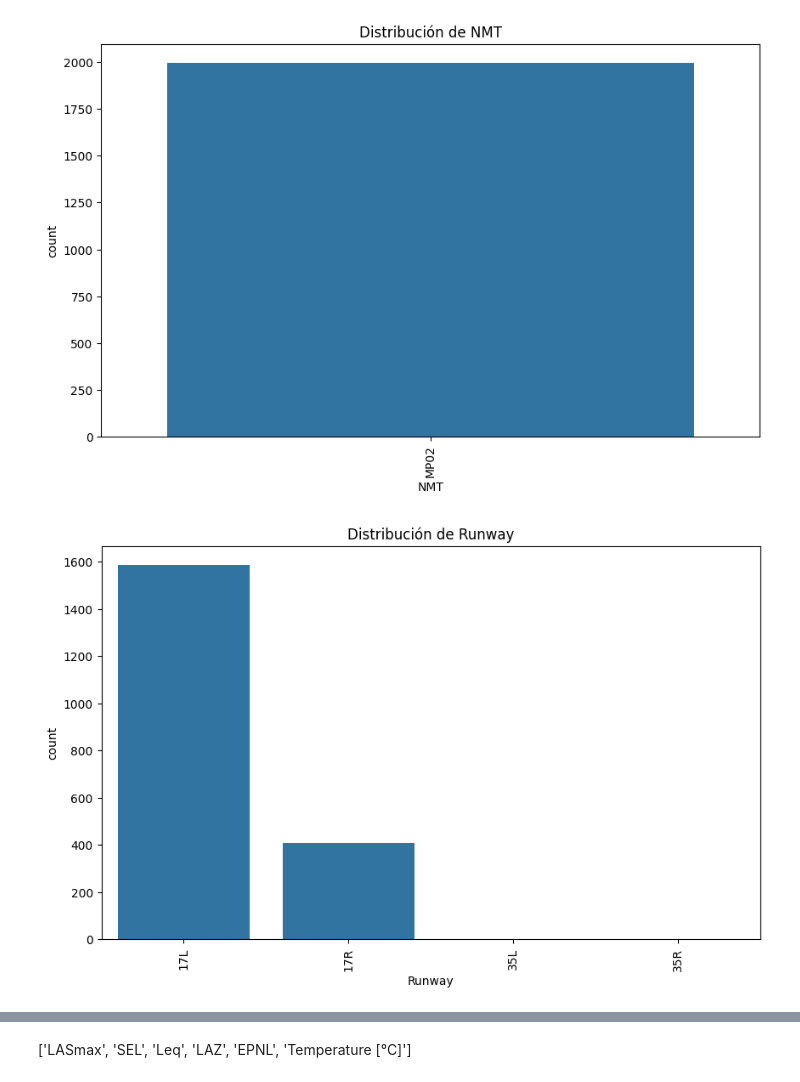
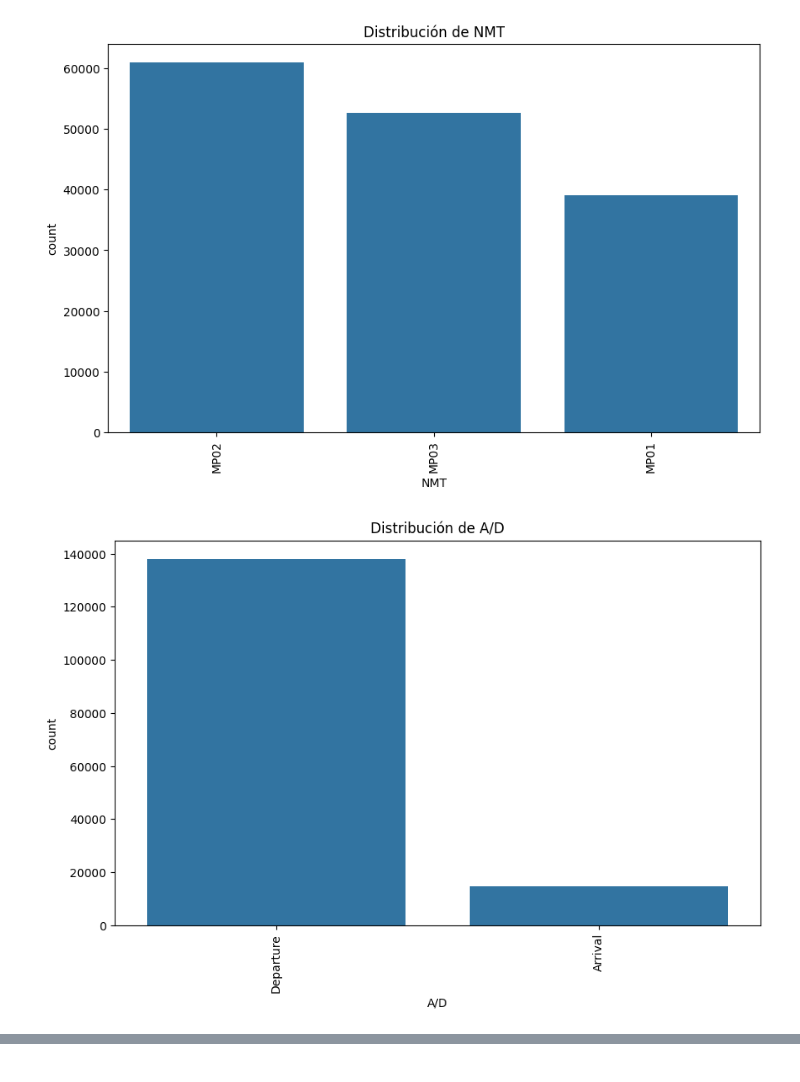
Before and after one commit to annunezc/proyecto, a Jupyter notebook: src/explore.ipynb, the cells around one changed output, grey strips where cells are left out. Drawn from its saved outputs; the diff is of its cells as text; code cells hidden in the pictures.

```diff
--- a/src/explore.ipynb
+++ b/src/explore.ipynb
@@ -1,22 +1,22 @@
 # %%
 import pandas as pd
+import os
 
-# Load the CSV file with headers
-file_path = '../data/raw/Enero_2024_TMR2.csv'
-df = pd.read_csv(file_path, sep=';', encoding='latin1')
+file_path = os.path.join('data', 'processed', 'TMR_COMPILADO.csv')
+df = pd.read_csv(file_path, encoding='latin1', sep=';')  # por si viene separado por punto y coma
 
-# Define numeric and non-numeric columns
-numeric_cols_noTLASmax = ['LASmax', 'SEL', 'Leq', 'LAZ', 'EPNL', 'Temperature [°C]']
+# Definir columnas numéricas y no numéricas
+numeric_cols_noTLASmax = ['LASmax', 'SEL', 'Leq', 'LAZ', 'EPNL', 'Temperature [øC]']
 non_numeric_cols = ['NMT', 'A/D', 'Runway', 'Flight', 'Airline', 'Airline (Name)', 'From/To', 'Callsign', 'Aircraft Type']
 
-# Convert numeric columns (replace commas with periods and convert to float)
+# Convertir columnas numéricas (reemplazando comas por puntos y convirtiendo a float)
 for col in numeric_cols_noTLASmax:
     df[col] = df[col].str.replace(',', '.').astype(float)
 
-# Verify the data types
+# Verificar tipos de datos
 print(df.dtypes)
 
-# Separate numeric and non-numeric data
+# Separar datos numéricos y no numéricos
 numeric_data = df[numeric_cols_noTLASmax]
-non_numeric_data = df[numeric_cols_noTLASmax]
+non_numeric_data = df[non_numeric_cols]
 # %% [output]
@@ -86,0 +91,4 @@ dtype: int64
+# %%
+df = df.dropna()
+# Identificar valores nulos
+print(df.isnull().sum())
@@ -87,15 +112,23 @@ dtype: int64
 # %%
-# Columnas categóricas
-categorical_cols = ['NMT', 'Runway', 'Airline', 'From/To', 'Aircraft Type']
+import matplotlib as plt
+import matplotlib.pyplot as plt
+import seaborn as sns  # Asegúrate de tener también importado seaborn
+
+# Definir columnas numéricas y no numéricas
+numeric_cols_noTLASmax = ['LASmax', 'SEL', 'Leq', 'LAZ', 'EPNL', 'Temperature [øC]']
+non_numeric_cols = ['NMT', 'A/D', 'Runway', 'Flight', 'Airline', 'From/To', 'Callsign', 'Aircraft Type']
+# Separar datos numéricos y no numéricos
+numeric_data = df[numeric_cols_noTLASmax]
+non_numeric_data = df[non_numeric_cols]
 
 # Conteo de valores únicos
-for col in categorical_cols:
+for col in non_numeric_data:
     print(f"Distribución de {col}:")
     print(df[col].value_counts())
     print("\n")
 
 # Gráficos de barras
-for col in categorical_cols:
+for col in non_numeric_data:
     plt.figure(figsize=(10, 6))
     sns.countplot(data=df, x=col, order=df[col].value_counts().index)
     plt.xticks(rotation=90)
@@ -122,2 +155,2 @@ Name: count, dtype: int64
-[figure, old version]
+[figure, new version]
-[figure, old version]
+[figure, new version]
@@ -127,5 +163,3 @@ Name: count, dtype: int64
-# %% [markdown]
-['LASmax', 'SEL', 'Leq', 'LAZ', 'EPNL', 'Temperature [°C]']
 # %%
 import pandas as pd
 import seaborn as sns
```
Also changed, not shown: parts of 18 cells of this notebook.
